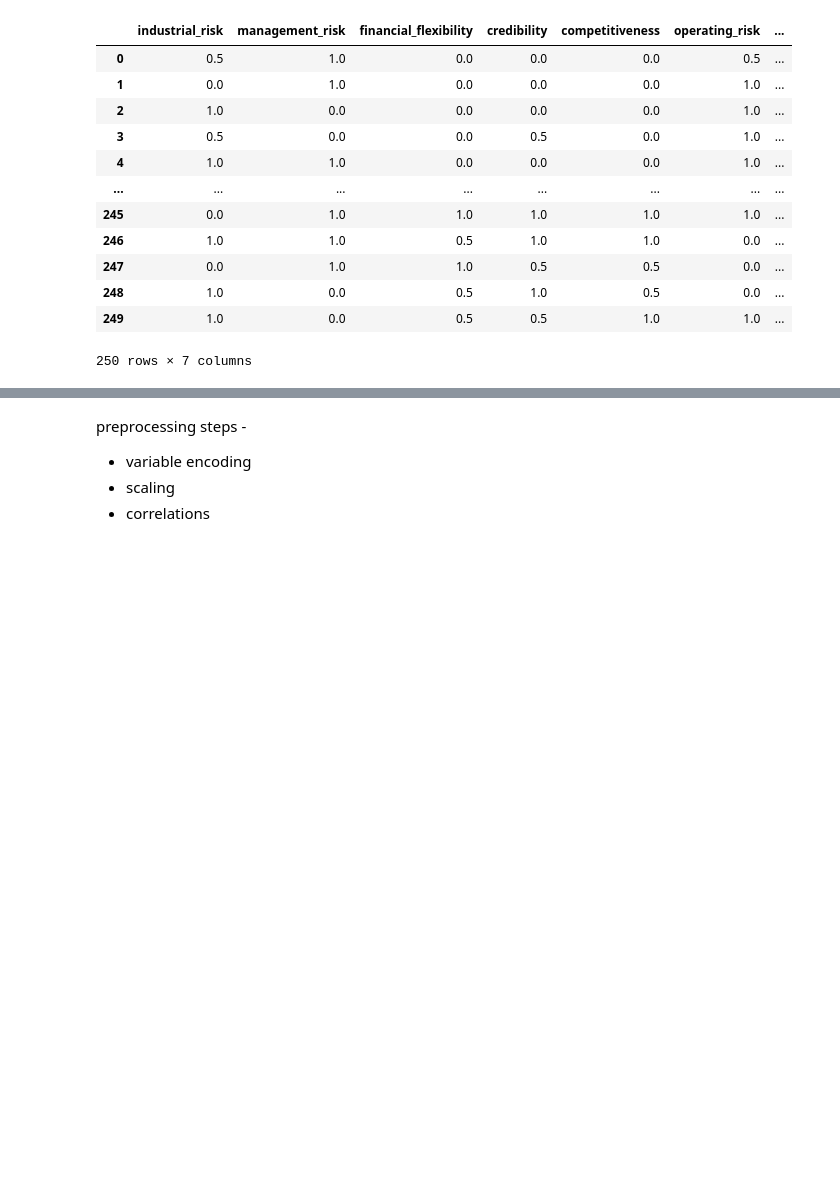
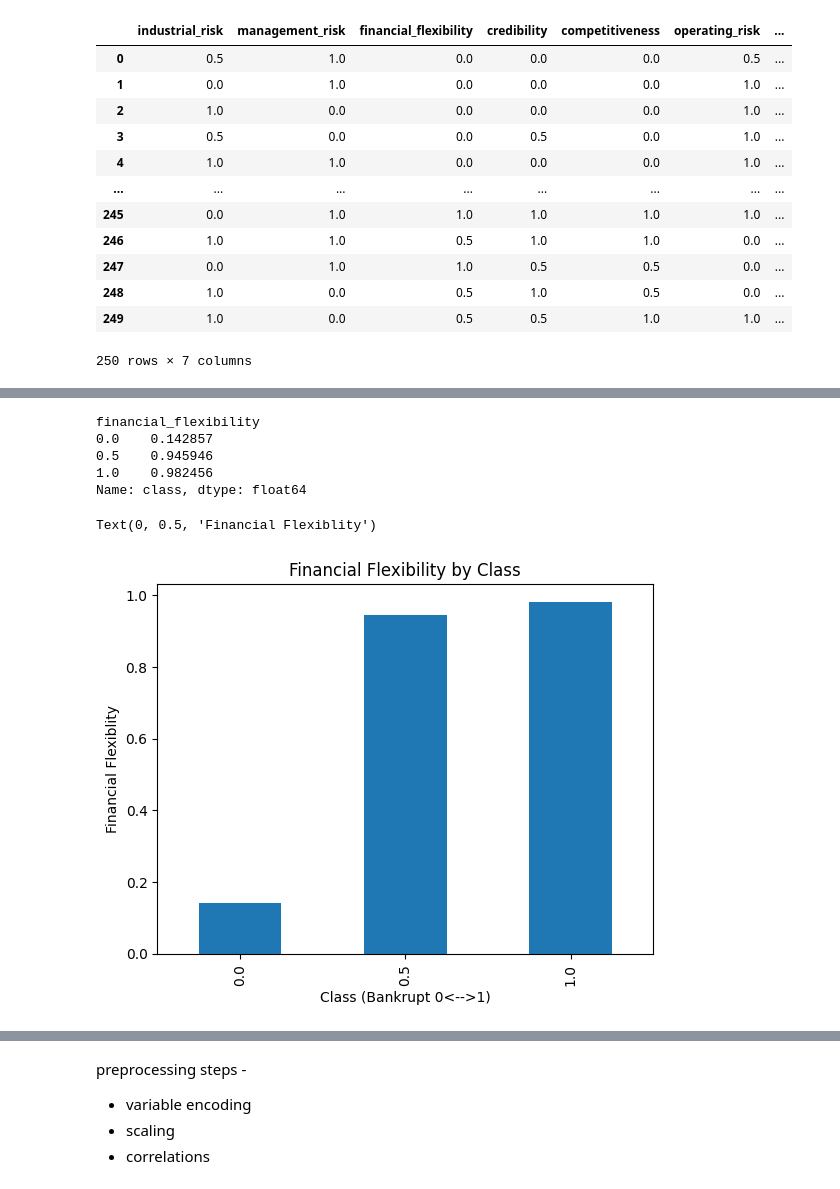
Before and after one commit to chaudharijay/Bankcruptcy-Prediction-using-ML, a Jupyter notebook: model.ipynb, the cells around one changed output, grey strips where cells are left out. Drawn from its saved outputs; the diff is of its cells as text; code cells hidden in the pictures; blank space fills up the shorter version.

```diff
--- a/model.ipynb
+++ b/model.ipynb
@@ -21,0 +119,17 @@ df
+# %%
+fin_flex_by_class = df.groupby('financial_flexibility')['class'].mean()
+fin_flex_by_class
+# %% [output]
+financial_flexibility
+0.0    0.142857
+0.5    0.945946
+1.0    0.982456
+Name: class, dtype: float64
+# %%
+fin_flex_by_class.plot(kind="bar")
+plt.title("Financial Flexibility by Class")
+plt.xlabel("Class (Bankrupt 0<-->1)")
+plt.ylabel("Financial Flexiblity")
+# %% [output]
+Text(0, 0.5, 'Financial Flexiblity')
+[figure, added]
```
Also changed, not shown: parts of 13 cells of this notebook, 1 other file.
